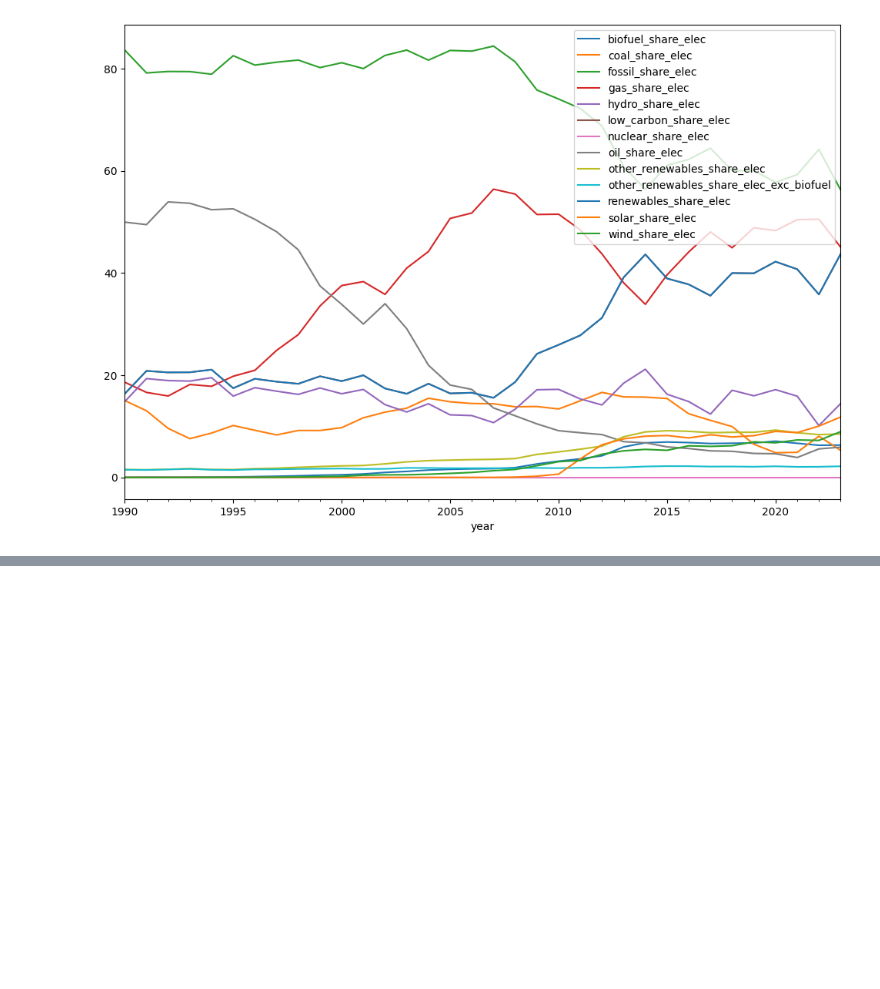
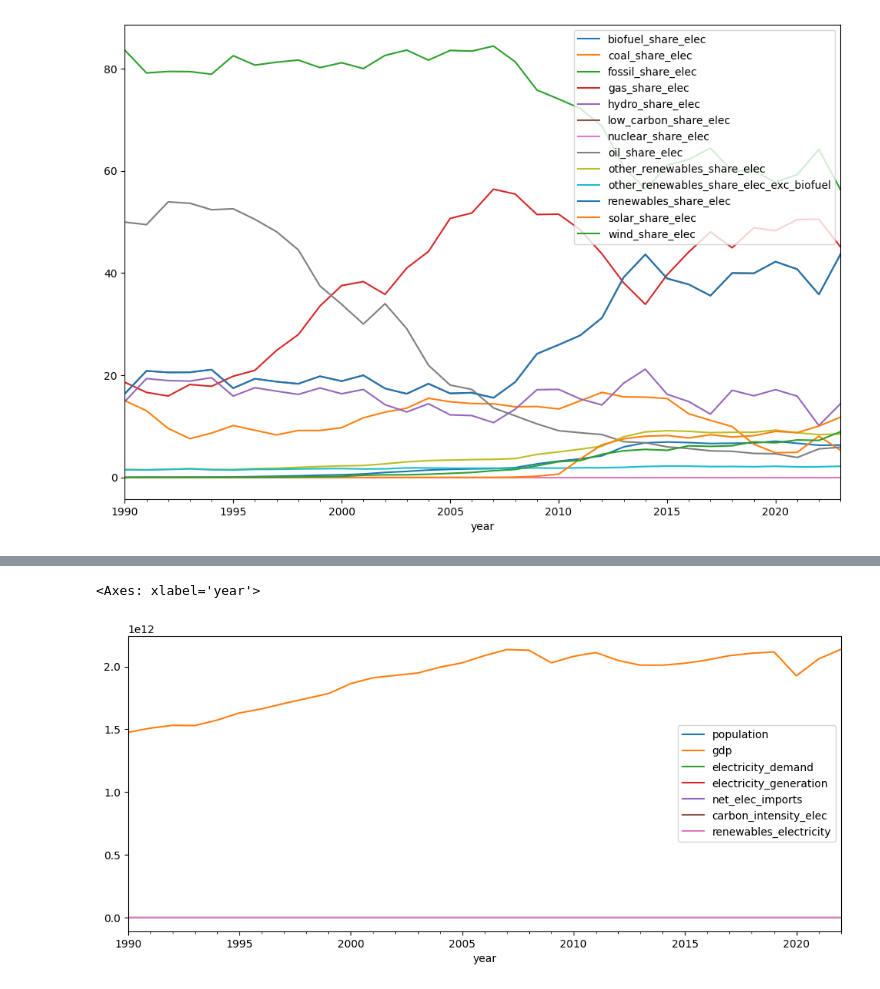
Before and after one commit to depa-tto/Multivariate-Time-Series-project, a Jupyter notebook: time_series_project.ipynb, the cells around one changed output, grey strips where cells are left out. Saved outputs shown, nothing was run; the diff lists cells and outputs as text; code cells hidden in the pictures; blank space fills up the shorter version.

```diff
--- a/time_series_project.ipynb
+++ b/time_series_project.ipynb
@@ -296,0 +321,5 @@ data_owid_share_elec.drop(['electricity_demand','electricity_generation'],axis=1
+# %%
+data_owid_electricity[['population','gdp','electricity_demand','electricity_generation','net_elec_imports','carbon_intensity_elec','renewables_electricity']].plot()
+# %% [output]
+<Axes: xlabel='year'>
+[figure, added]
```
Also changed, not shown: parts of 7 cells of this notebook.
